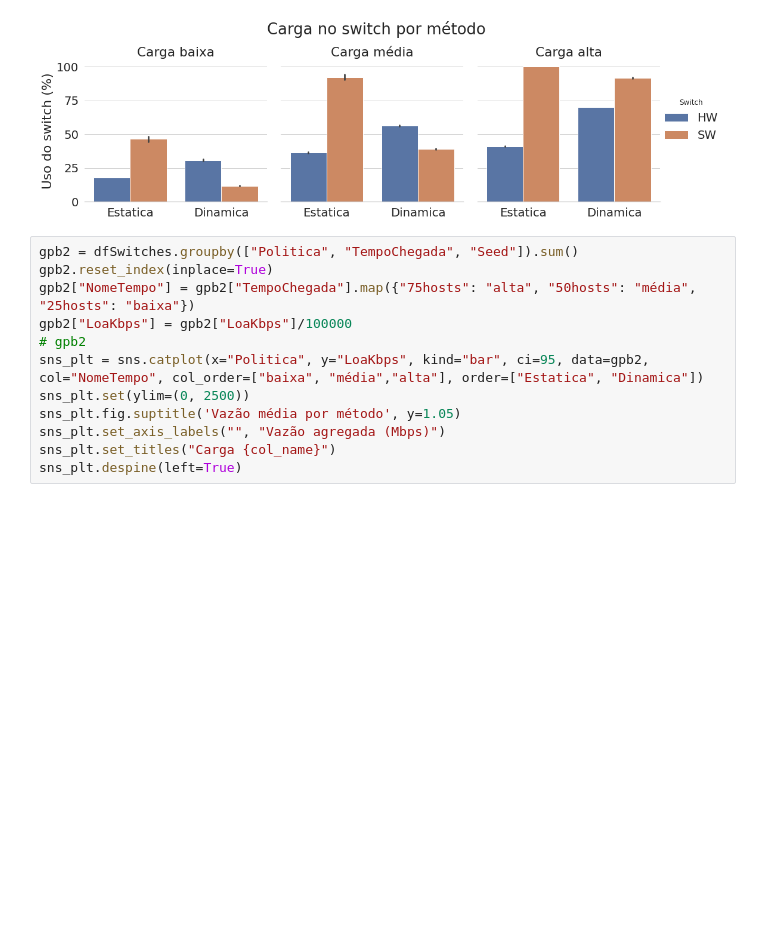
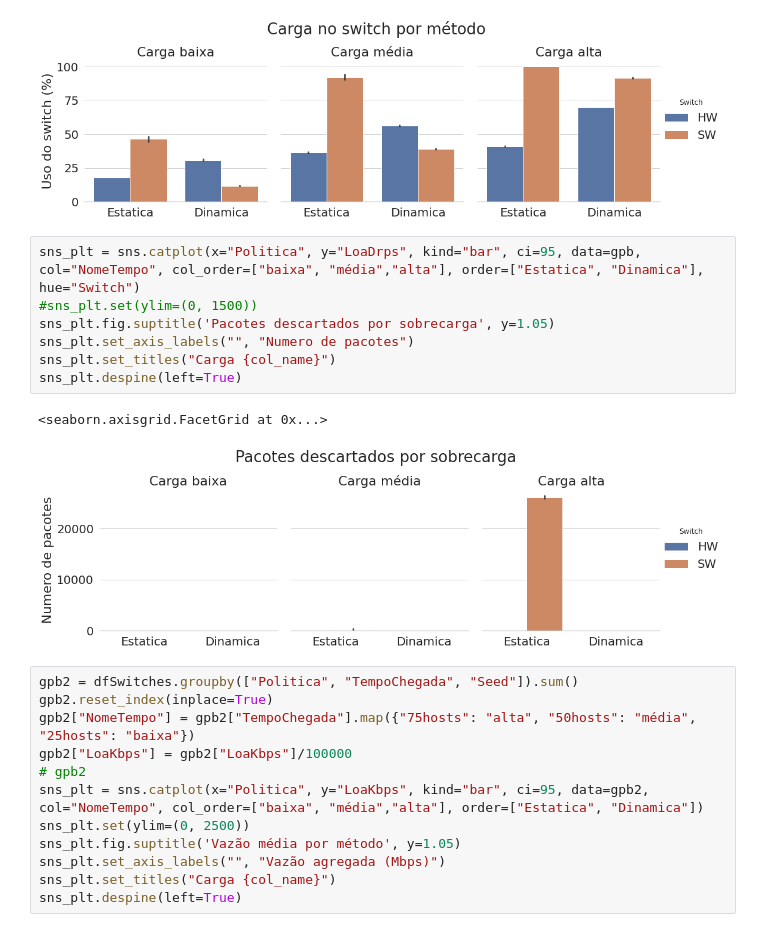
Before and after one commit to pedrobellotti/iperftestes, a Jupyter notebook: Simulacao/analise.ipynb, the cells around one changed output. Saved outputs shown, nothing was run; the diff lists cells and outputs as text; blank space fills up the shorter version.

Commit message:
Adicionando grafico de sobrecarga

```diff
--- a/Simulacao/analise.ipynb
+++ b/Simulacao/analise.ipynb
@@ -227,6 +227,16 @@ sns_plt.despine(left=True)
 # %% [output]
 <seaborn.axisgrid.FacetGrid at 0x...>
 [figure]
+# %%
+sns_plt = sns.catplot(x="Politica", y="LoaDrps", kind="bar", ci=95, data=gpb, col="NomeTempo", col_order=["baixa", "média","alta"], order=["Estatica", "Dinamica"], hue="Switch")
+#sns_plt.set(ylim=(0, 1500))
+sns_plt.fig.suptitle('Pacotes descartados por sobrecarga', y=1.05)
+sns_plt.set_axis_labels("", "Numero de pacotes")
+sns_plt.set_titles("Carga {col_name}")
+sns_plt.despine(left=True)
+# %% [output]
+<seaborn.axisgrid.FacetGrid at 0x...>
+[figure, added]
 # %%
 gpb2 = dfSwitches.groupby(["Politica", "TempoChegada", "Seed"]).sum()
 gpb2.reset_index(inplace=True)
```
Also changed, not shown: parts of 1 cell of this notebook.
